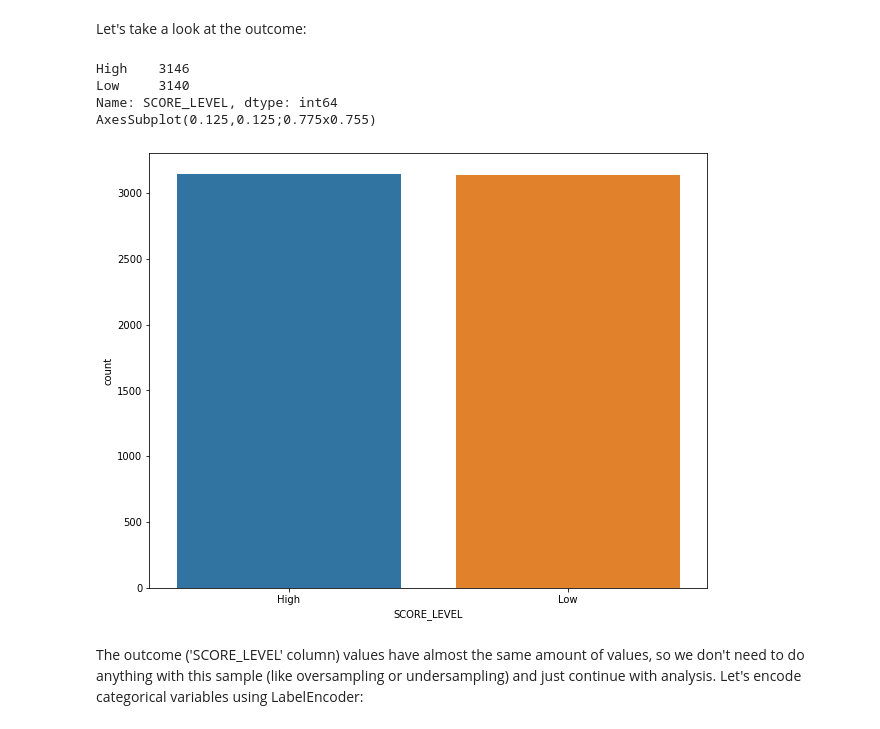
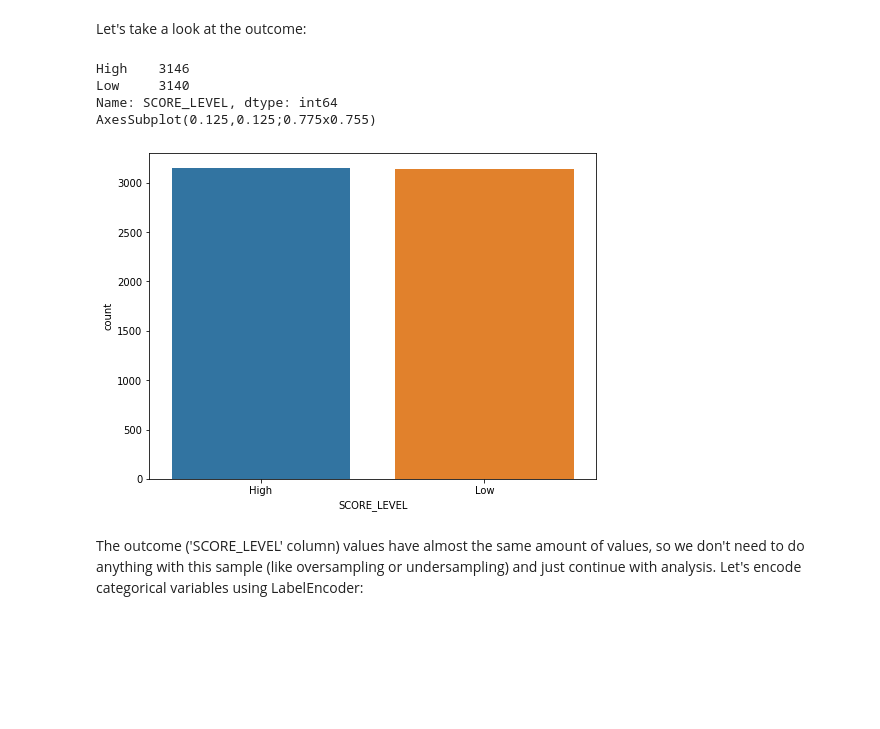
Before and after one commit to Bazinka/Bazinka.github.io, a Jupyter notebook: schools_analytics/CET_score_classificator.ipynb, the cells around one changed output. Cells and saved outputs as stored; diff of their text form; code cells hidden in the pictures; blank space fills up the shorter version.

```diff
--- a/schools_analytics/CET_score_classificator.ipynb
+++ b/schools_analytics/CET_score_classificator.ipynb
@@ -97,15 +99,15 @@ Index(['GEMEENTENUMMER', 'SOORT_PO', 'DENOMINATIE_VESTIGING',
 Let's take a look at the outcome:
 # %%
 print(data['SCORE_LEVEL'].value_counts())
-plt.figure(figsize=(10,8))
+plt.figure(figsize=(8,6))
 print(sns.countplot(x='SCORE_LEVEL',data=data,
                     order = data['SCORE_LEVEL'].value_counts().index))
 # %% [output]
 High    3146
 Low     3140
 Name: SCORE_LEVEL, dtype: int64
 AxesSubplot(0.125,0.125;0.775x0.755)
-[figure, old version]
+[figure, new version]
 # %% [markdown]
 The outcome ('SCORE_LEVEL' column) values have almost the same amount of values, so we don't need to do anything with this sample (like oversampling or undersampling) and just continue with analysis.
 Let's encode categorical variables using LabelEncoder:
```
Also changed, not shown: parts of 11 cells of this notebook, 4 other files.
